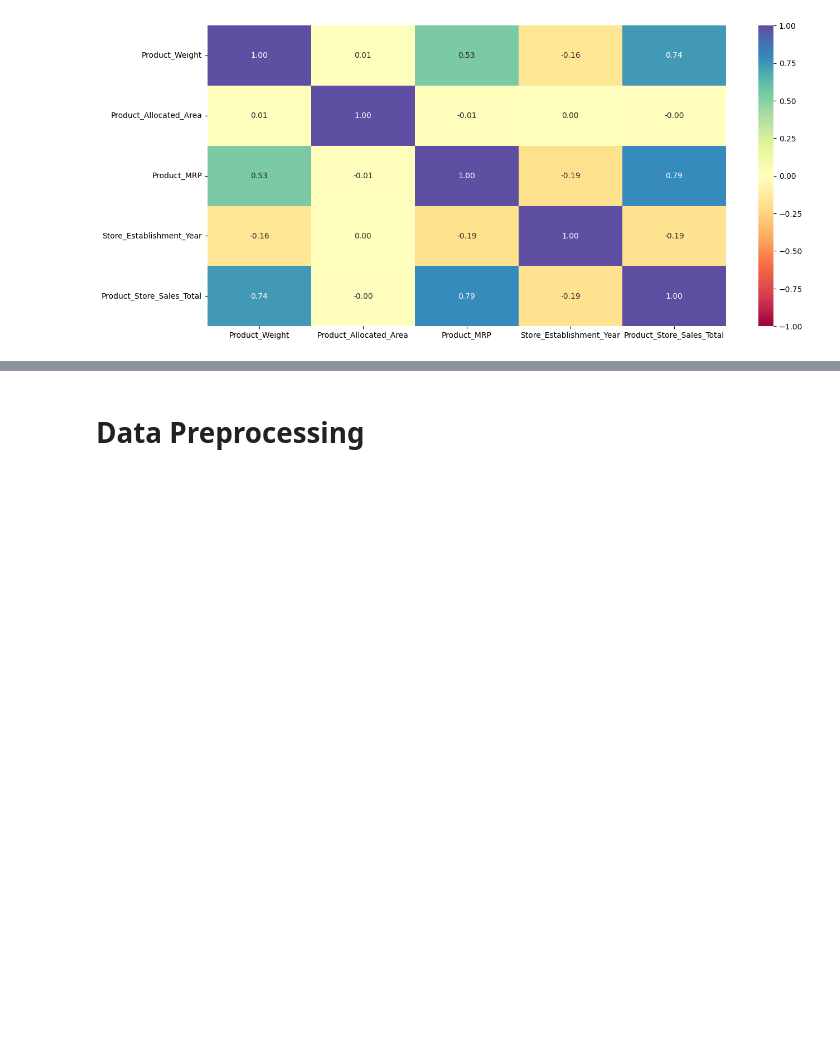
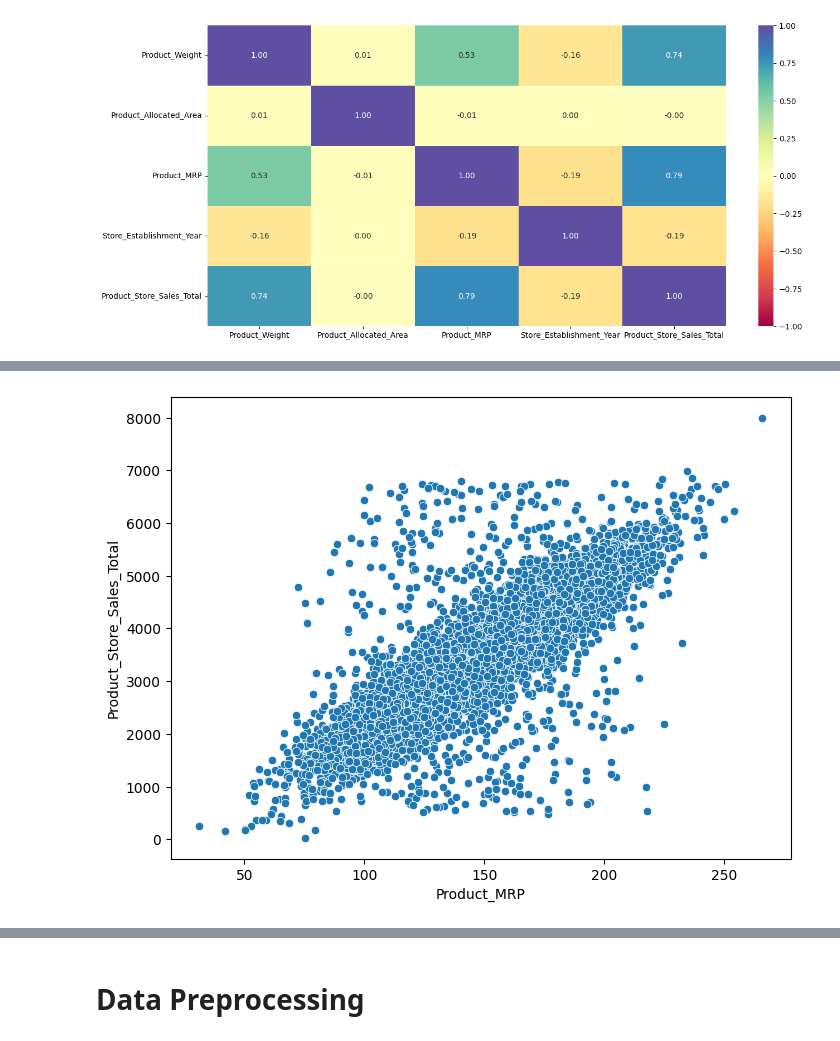
Before and after one commit to uday-d4/UTAI_SuperKArt, a Jupyter notebook: SuperKart_Model_Deployment_Notebook.ipynb, the cells around one changed output, grey strips where cells are left out. Drawn from its saved outputs; the diff is of its cells as text; code cells hidden in the pictures; blank space fills up the shorter version.

```diff
--- a/SuperKart_Model_Deployment_Notebook.ipynb
+++ b/SuperKart_Model_Deployment_Notebook.ipynb
@@ -589,0 +612,7 @@ plt.show()
+# %%
+# Display scatter plot of our target against `Product_MRP`
+plt.figure(figsize=[8, 6])
+sns.scatterplot(x=dataset.Product_MRP, y=dataset.Product_Store_Sales_Total)
+plt.show()
+# %% [output]
+[figure, added]
```
Also changed, not shown: parts of 22 cells of this notebook.
